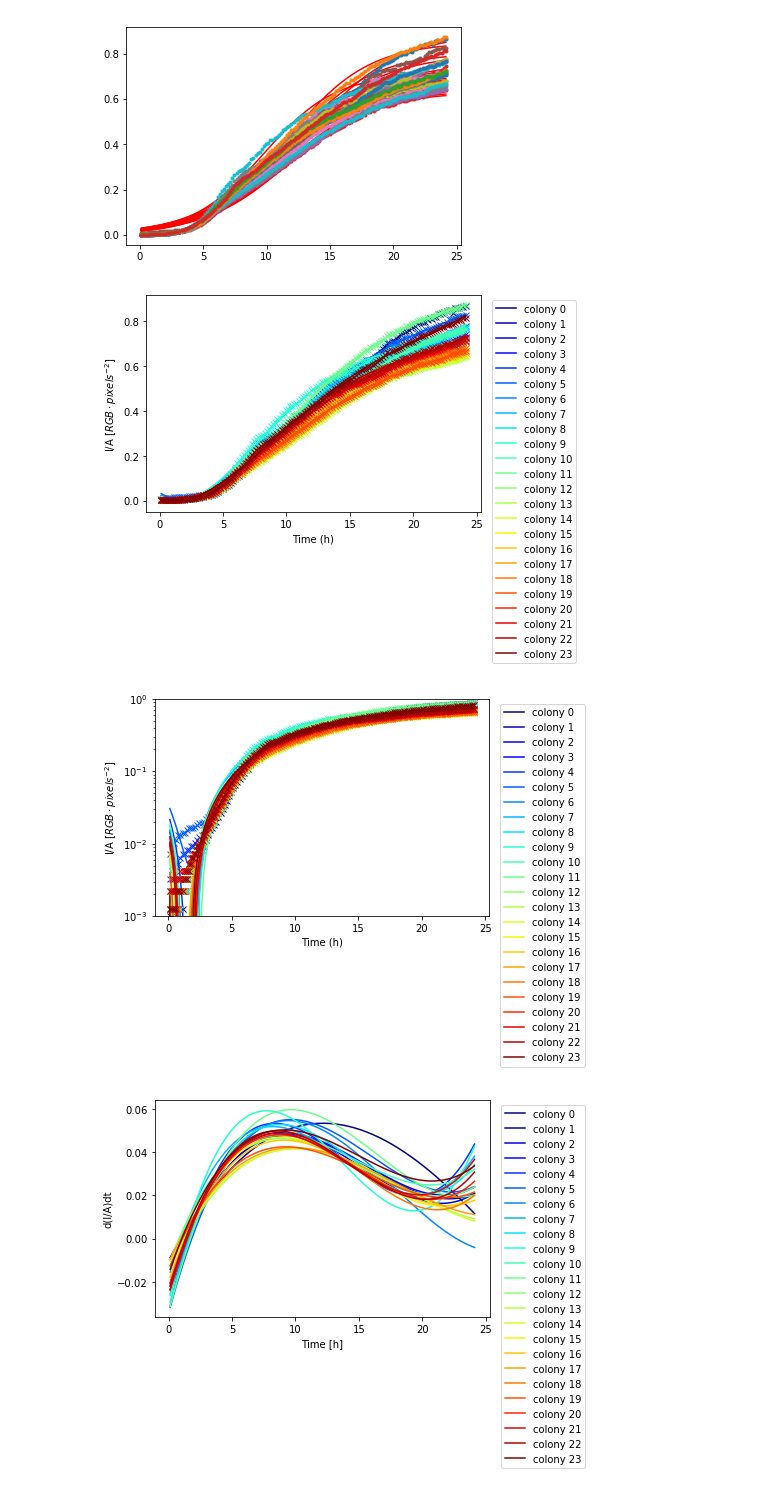
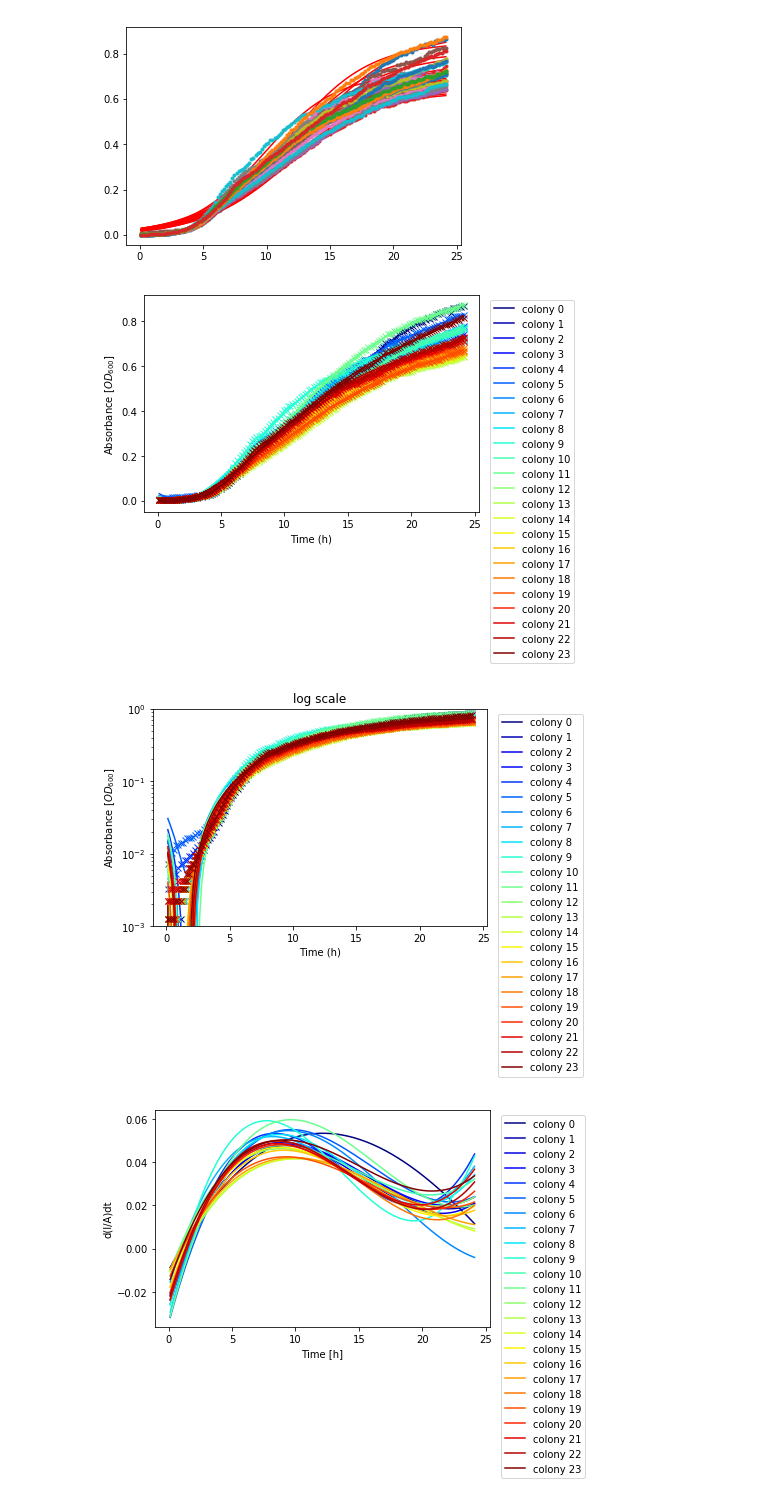
Before and after one commit to Prosimio/Plate_reader_analysis, a Jupyter notebook: Inverter_Analysis.ipynb, the cells around one changed output. Saved outputs shown, nothing was run; the diff lists cells and outputs as text; code cells hidden in the pictures.

```diff
--- a/Inverter_Analysis.ipynb
+++ b/Inverter_Analysis.ipynb
@@ -1038,7 +1095,7 @@ log_od[:,3:4].shape
 #Perform the fitting
 for i in range(log_od.shape[1]):
     well_num= i
-    srp_lines=function_fit(srp['OD600']['time'],log_od[:,well_num:well_num+1], func = f_3_lines, param0 = p0, param_bounds = ([1,2,0.1,0.1,0.1,-100, -100, -100],[7,15,100,100,100,0, 0, 0]))
+    srp_lines=function_fit(srp['OD600']['time'],log_od[:,well_num:well_num+1], func = f_3_lines, param0 = p0, param_bounds = ([1,4,0.1,0.1,0,-100, -100, -100],[7,15,100,100,100,0, 0, 0]))
 
     plt.plot(srp['OD600']['time'], log_od[:,well_num:well_num+1],'.')
     plt.plot(srp['OD600']['time'],srp_lines['evalF'],'-')
@@ -1222,23 +1224,24 @@ for i, c in zip(range(wells_srp), colors):
     plt.plot(srp['OD600']['time'],A_smooth[i](srp['OD600']['time']),'-',color=c, label='colony '+str(i))
     plt.plot(srp['OD600']['time'],srp['OD600']['data'][:,i],'x',color=c)
     plt.xlabel('Time (h)')
-    plt.ylabel('I/A $[RGB \cdot pixels^{-2}]$')
+    plt.ylabel('Absorbance $[OD_{600}]$')
     plt.legend(loc='upper right', bbox_to_anchor=(1.3, 1))
 plt.show()
 # %% [output]
-[figure, old version]
+[figure, new version]
 # %%
 for i, c in zip(range(wells_srp), colors):
     plt.plot(srp['OD600']['time'],A_smooth[i](srp['OD600']['time']),'-',color=c, label='colony '+str(i))
     plt.plot(srp['OD600']['time'],srp['OD600']['data'][:,i],'x',color=c)
     plt.xlabel('Time (h)')
-    plt.ylabel('I/A $[RGB \cdot pixels^{-2}]$')
+    plt.ylabel('Absorbance $[OD_{600}]$')
     plt.yscale('log')
     plt.legend(loc='upper right', bbox_to_anchor=(1.3, 1))
+    plt.title('log scale')
     plt.ylim([0.001,1])
 plt.show()
 # %% [output]
-[figure, old version]
+[figure, new version]
 # %%
 dAdt={}
 
```
Also changed, not shown: parts of 27 cells of this notebook.
